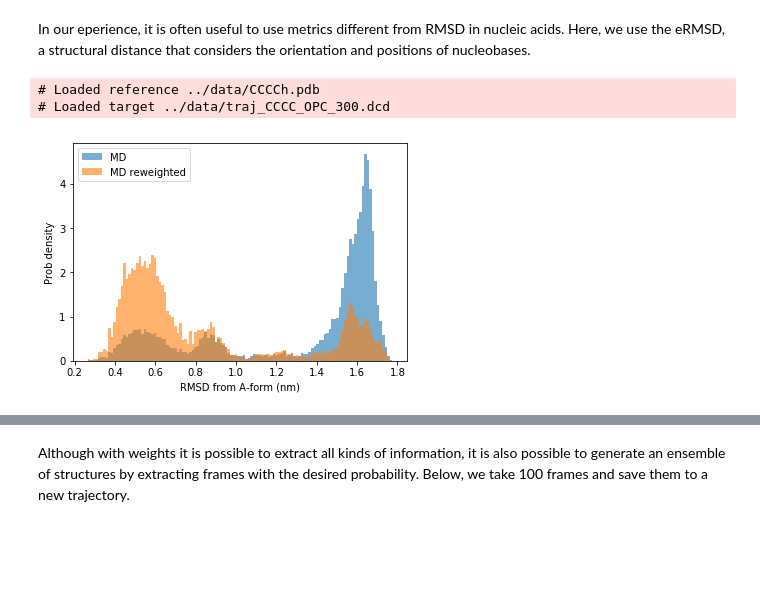
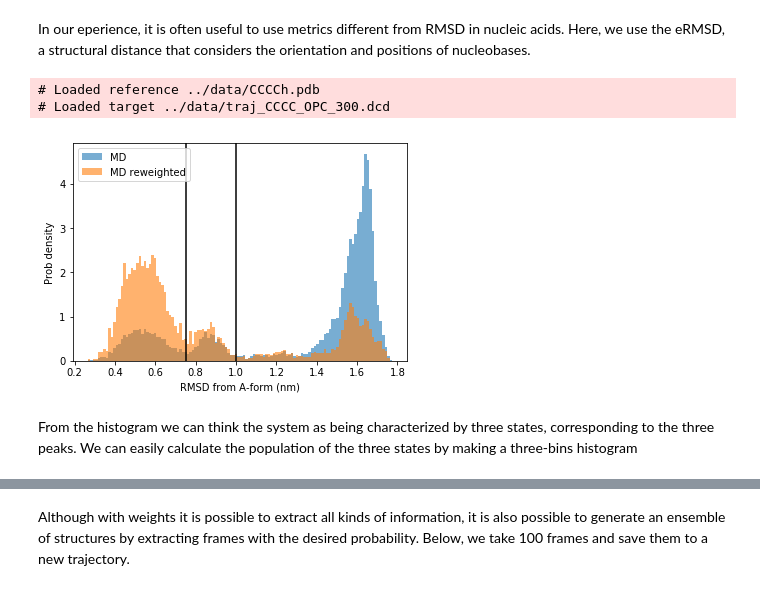
Before and after one commit to KULL-Centre/BME, a Jupyter notebook: notebook/BME_01.ipynb, the cells around one changed output, grey strips where cells are left out. Saved outputs shown, nothing was run; the diff lists cells and outputs as text; code cells hidden in the pictures; blank space fills up the shorter version.

```diff
--- a/notebook/BME_01.ipynb
+++ b/notebook/BME_01.ipynb
@@ -397,13 +402,17 @@ In our eperience, it is often useful to use metrics different from RMSD in nucle
 # %%
 import barnaba as bb
 ermsd = bb.ermsd("../data/CCCCh.pdb","../data/traj_CCCC_OPC_300.dcd",topology="../data/CCCCh.pdb")
 plt.hist(ermsd,bins=120,alpha=0.6,density=True,label="MD")
 plt.hist(ermsd,bins=120,alpha=0.6,weights=w_opt,density=True,label="MD reweighted")
 plt.legend()
 plt.xlabel("RMSD from A-form (nm)")
 plt.ylabel("Prob density")
+plt.axvline(0.75,c='k')
+plt.axvline(1.0,c='k')
 plt.show()
 # %% [output]
 # Loaded reference ../data/CCCCh.pdb
 # Loaded target ../data/traj_CCCC_OPC_300.dcd
-[figure, old version]
+[figure, new version]
+# %% [markdown]
+From the histogram we can think the system as being characterized by three states, corresponding to the three peaks. We can easily calculate the population of the three states by making a three-bins histogram
```
Also changed, not shown: parts of 4 cells of this notebook, 2 other files.
